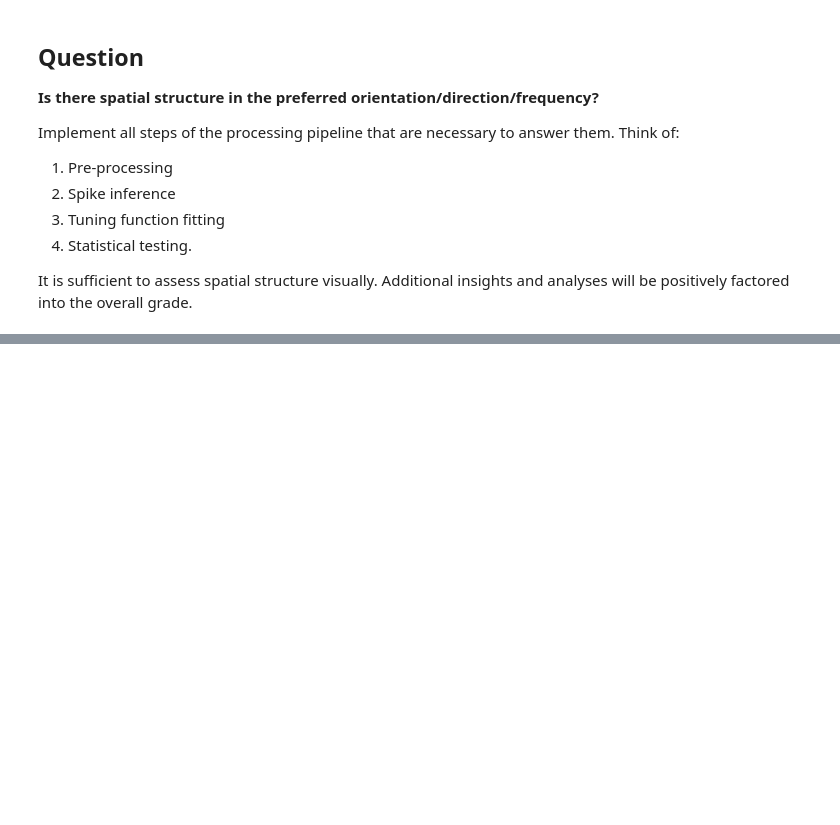
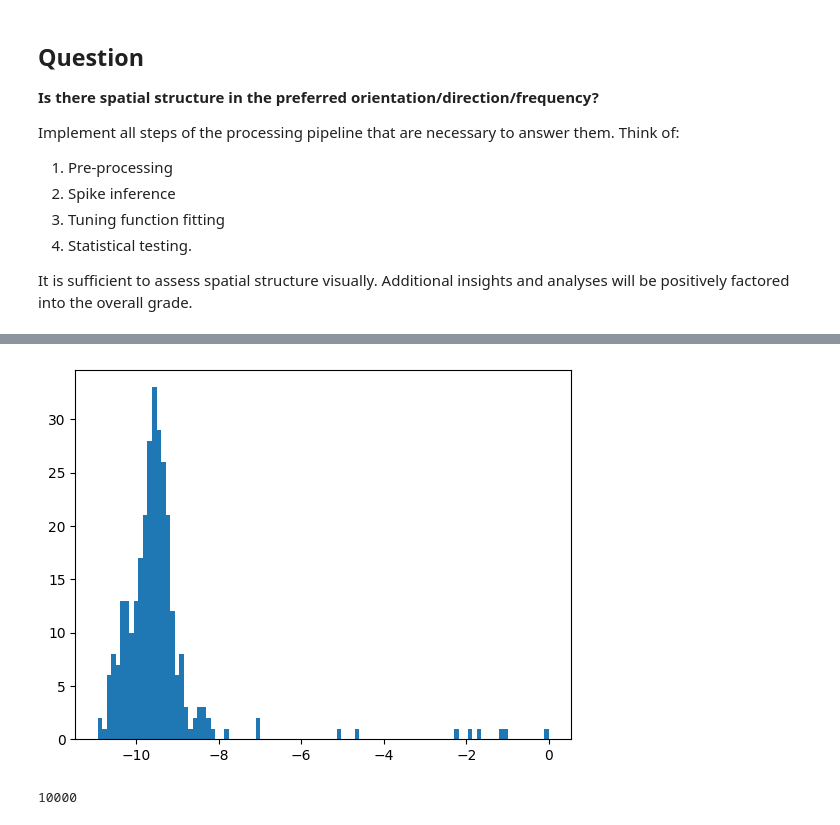
Before and after one commit to toniklenk/NeuralDataScience, a Jupyter notebook: Abschlussprojekt/practical01.ipynb, the cells around one changed output, grey strips where cells are left out. Cells and saved outputs as stored; diff of their text form; code cells hidden in the pictures; blank space fills up the shorter version.

```diff
--- a/Abschlussprojekt/practical01.ipynb
+++ b/Abschlussprojekt/practical01.ipynb
@@ -94,0 +229,4 @@ It is sufficient to assess spatial structure visually. Additional insights and a
+# %%
+plt.hist(np.log10(d), bins=100);
+# %% [output]
+[figure, added]
@@ -94,0 +235,4 @@ It is sufficient to assess spatial structure visually. Additional insights and a
+# %%
+sum(spikes)
+# %% [output]
+10000
```
Also changed, not shown: parts of 28 cells of this notebook, 3 other files.
